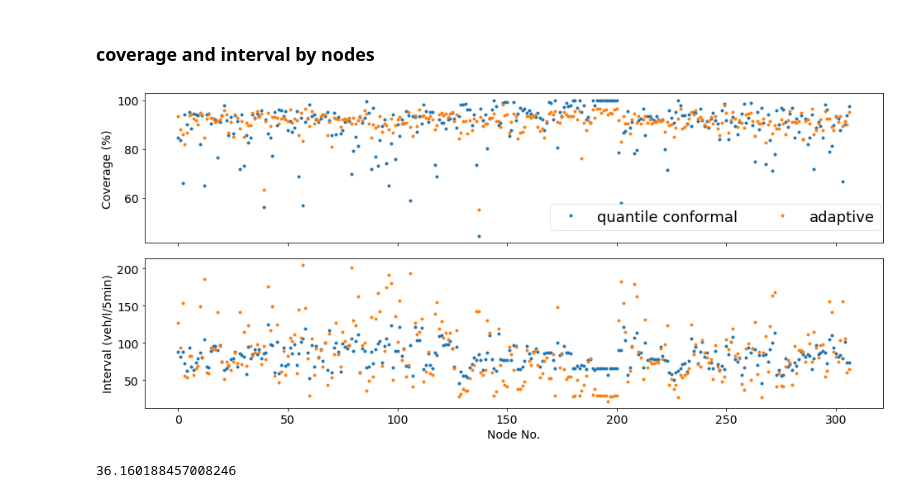
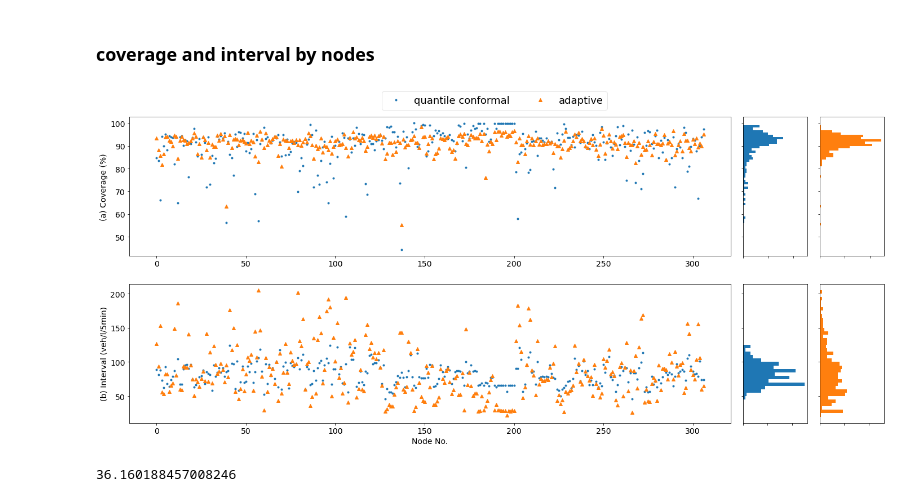
Before and after one commit to wuyingvia/CQA, a Jupyter notebook: results/figures/reference/figure1.ipynb, the cells around one changed output. Drawn from its saved outputs; the diff is of its cells as text; code cells hidden in the pictures.

```diff
--- a/results/figures/reference/figure1.ipynb
+++ b/results/figures/reference/figure1.ipynb
@@ -106,9 +106,9 @@ quantile_upper = remove_moving_window(upper)[-3396:,]
 # %%
 #  quantile conformal
 
-groundtruth = np.load('/home/wuying/CODE/mymodel/2022/DL-Traff-Graph/results/figures/save/pred_PEMS04_GraphWaveNet_quantile_conformal_2211032010/GraphWaveNet_groundtruth.npy')
-lower = np.load('/home/wuying/CODE/mymodel/2022/DL-Traff-Graph/results/figures/save/pred_PEMS04_GraphWaveNet_quantile_conformal_2211032010/GraphWaveNet_lower.npy')
-upper = np.load('/home/wuying/CODE/mymodel/2022/DL-Traff-Graph/results/figures/save/pred_PEMS04_GraphWaveNet_quantile_conformal_2211032010/GraphWaveNet_upper.npy')
+groundtruth = np.load('/home/wuying/CODE/mymodel/2022/CQA/results/figures/save/pred_PEMS04_GraphWaveNet_quantile_conformal_2211032010/GraphWaveNet_groundtruth.npy')
+lower = np.load('/home/wuying/CODE/mymodel/2022/CQA/results/figures/save/pred_PEMS04_GraphWaveNet_quantile_conformal_2211032010/GraphWaveNet_lower.npy')
+upper = np.load('/home/wuying/CODE/mymodel/2022/CQA/results/figures/save/pred_PEMS04_GraphWaveNet_quantile_conformal_2211032010/GraphWaveNet_upper.npy')
 
 print(groundtruth.shape)
 
@@ -123,9 +123,9 @@ quantile_conformal_upper = remove_moving_window(upper)[-3396:,]
 # %%
 #  adaptive
 
-groundtruth = np.load('/home/wuying/CODE/mymodel/2022/DL-Traff-Graph/results/figures/save/pred_PEMS04_GraphWaveNet_adaptive_2211240934/GraphWaveNet_groundtruth.npy')
-lower = np.load('/home/wuying/CODE/mymodel/2022/DL-Traff-Graph/results/figures/save/pred_PEMS04_GraphWaveNet_adaptive_2211240934/GraphWaveNet_pred_lower.npy')
-upper = np.load('/home/wuying/CODE/mymodel/2022/DL-Traff-Graph/results/figures/save/pred_PEMS04_GraphWaveNet_adaptive_2211240934/GraphWaveNet_pred_upper.npy')
+groundtruth = np.load('/home/wuying/CODE/mymodel/2022/CQA/results/figures/save/pred_PEMS04_GraphWaveNet_adaptive_2211240934/GraphWaveNet_groundtruth.npy')
+lower = np.load('/home/wuying/CODE/mymodel/2022/CQA/results/figures/save/pred_PEMS04_GraphWaveNet_adaptive_2211240934/GraphWaveNet_pred_lower.npy')
+upper = np.load('/home/wuying/CODE/mymodel/2022/CQA/results/figures/save/pred_PEMS04_GraphWaveNet_adaptive_2211240934/GraphWaveNet_pred_upper.npy')
 
 adaptive_groundtruth = remove_moving_window(groundtruth)[-3396:,]
 adaptive_lower = remove_moving_window(lower)[-3396:,]
@@ -302,51 +302,84 @@ plt.savefig('interval.pdf', bbox_inches='tight')
 # %% [markdown]
 ### coverage and interval by nodes
 # %%
+ontsize = 14
+x_ticks_pos = np.linspace(0, 288, 5)
+
+
+# fig, axs = plt.subplots(2, 1, sharex=True, figsize=(16, 7))
+# plt.cla()
+# # plt.subplots_adjust(wspace=0.18)
+# plt.subplots_adjust(hspace=0.1)
+
+fig = plt.figure(figsize=(24, 10))
+
+gs = fig.add_gridspec(2, 3, width_ratios=(14,1.5,1.5), height_ratios=(1,1), wspace=0.05)
 
 
 
-fontsize = 14
-x_ticks_pos = np.linspace(0, 288, 5)
 
-
-fig, axs = plt.subplots(2, 1, sharex=True, figsize=(16, 7))
-plt.cla()
-# plt.subplots_adjust(wspace=0.18)
-plt.subplots_adjust(hspace=0.1)
 
 def plot_node_coverage_interval(axs, groundtruth, lower, upper, name):
 
     node_interval = np.mean(upper - lower, axis=0)
     is_covered = ((lower <= groundtruth) & (upper >= groundtruth))
     node_coverage = np.sum(is_covered, axis=0) / groundtruth.shape[0]*100
 
-    axs[0].plot(node_coverage, '.', label=name)
-    axs[1].plot(node_interval, '.')
+    if name == 'quantile conformal':
+        axs[0].plot(node_coverage, '.', label=name)
+        axs[1].plot(node_interval, '.')
+    elif name == 'adaptive':
+        axs[0].plot(node_coverage, '^', label=name)
+        axs[1].plot(node_interval, '^')
+    else:
+        pass
+    return node_coverage, node_interval
 
 
-# plot_node_coverage_interval(axs, dropout_groundtruth, dropout_lower, dropout_upper, 'dropout')
-# plot_node_coverage_interval(axs, bayesian_groundtruth, bayesian_lower, bayesian_upper, 'bayesian')
-# plot_node_coverage_interval(axs, conformal_groundtruth, conformal_lower, conformal_upper, 'conformal')
-# plot_node_coverage_interval(axs, quantile_groundtruth, quantile_lower, quantile_upper, 'quantile')
-plot_node_coverage_interval(axs, quantile_conformal_groundtruth, quantile_conformal_lower, quantile_conformal_upper, 'quantile conformal')
-plot_node_coverage_interval(axs, adaptive_groundtruth, adaptive_lower, adaptive_upper, 'adaptive')
+axs_cv = fig.add_subplot(gs[0,0])
+axs_it = fig.add_subplot(gs[1,0])
 
-axs[0].set_ylabel('Coverage (%)', fontsize = fontsize)
-axs[0].tick_params(labelsize=fontsize)
 
-axs[1].set_ylabel('Interval (veh/l/5min)', fontsize = fontsize)
-axs[1].set_xlabel('Node No.', fontsize = fontsize)
-axs[1].tick_params(labelsize=fontsize)
+qc_cv, qc_it = plot_node_coverage_interval([axs_cv, axs_it], quantile_conformal_groundtruth, quantile_conformal_lower, quantile_conformal_upper, 'quantile conformal')
+ada_cv, ada_it = plot_node_coverage_interval([axs_cv, axs_it], adaptive_groundtruth, adaptive_lower, adaptive_upper, 'adaptive')
 
-fig.legend(loc='center',  bbox_to_anchor=(0.65, 0.55), fontsize=fontsize+4,
+axs_cv.set_ylabel('(a) Coverage (%)', fontsize = fontsize)
+axs_cv.tick_params(labelsize=fontsize)
+
+axs_it.set_ylabel('(b) Interval (veh/l/5min)', fontsize = fontsize)
+axs_it.set_xlabel('Node No.', fontsize = fontsize)
+axs_it.tick_params(labelsize=fontsize)
+
+fig.legend(loc='center',  bbox_to_anchor=(0.5, 0.92), fontsize=fontsize+4,
 framealpha=0.5, borderaxespad=0,  ncol=5)
 
-# ax.legend(fontsize=fontsize)
 
-fig.show()
-fig.savefig('/home/wuying/CODE/mymodel/2022/DL-Traff-Graph/results/figures/reference/nodeqca.pdf')
+axs_cv_1 = fig.add_subplot(gs[0,1], sharey=axs_cv)
+axs_cv_2 = fig.add_subplot(gs[0,2], sharey=axs_cv, sharex=axs_cv_1)
+
+bins = np.arange(50, 100, 1)
+axs_cv_1.hist(qc_cv, bins=bins, color=plt.cm.tab10(0), orientation='horizontal')
+axs_cv_2.hist(ada_cv, bins=bins, color=plt.cm.tab10(1), orientation='horizontal')
+
+axs_it_1 = fig.add_subplot(gs[1,1], sharey=axs_it)
+axs_it_2 = fig.add_subplot(gs[1,2], sharey=axs_it, sharex=axs_it_1)
+
+bins = np.arange(20, 210, 5)
+axs_it_1.hist(qc_it, bins=bins, color=plt.cm.tab10(0), orientation='horizontal')
+axs_it_2.hist(ada_it, bins=bins, color=plt.cm.tab10(1), orientation='horizontal')
+
+
+
+for t in [axs_cv_1, axs_cv_2, axs_it_1, axs_it_2]:
+    # t.axis('off')
+    t.tick_params(axis='x', labelbottom=False)
+    t.tick_params(axis='y', labelleft=False)
+
+
+# fig.show()
+fig.savefig('nodeqca_2.pdf', bbox_inches='tight')
 # %% [output]
-[figure, old version]
+[figure, new version]
 # %%
 # min coverage of node
 
```
Also changed, not shown: parts of 7 cells of this notebook, 1 other file.
